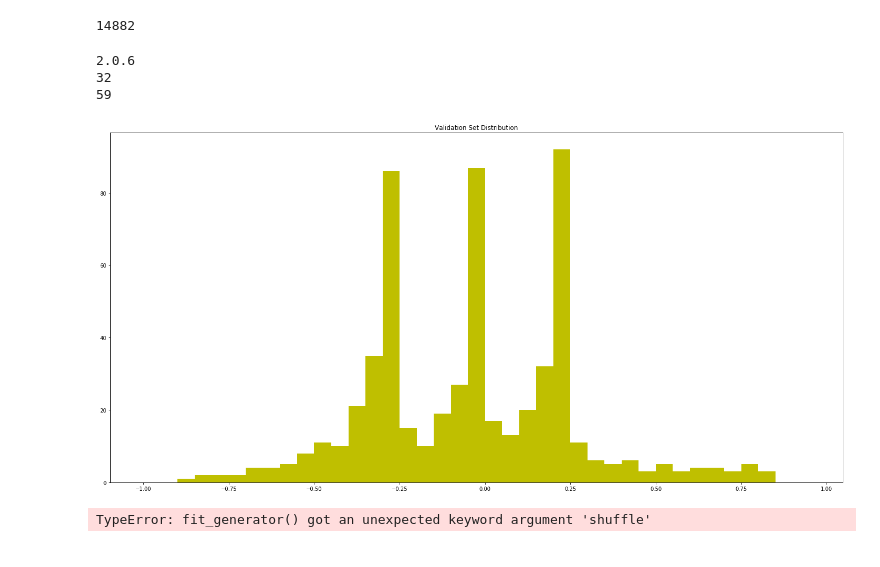
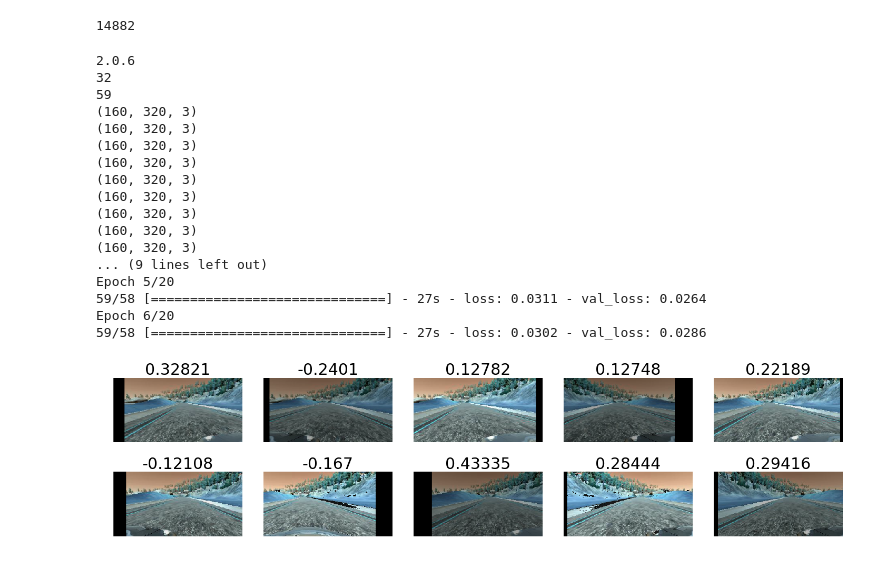
Before and after one commit to AbdulTheProgrammer/CarND-Behavioral-Cloning-P3, a Jupyter notebook: Behavioural Cloning Network.ipynb, the cells around one changed output. Cells and saved outputs as stored; diff of their text form; code cells hidden in the pictures.

Commit message:
added image preview functions

```diff
--- a/Behavioural Cloning Network.ipynb
+++ b/Behavioural Cloning Network.ipynb
@@ -190,6 +213,7 @@ def resize_normalize(image):
     # resize to width 200 and high 66 liek recommended
     # in the nvidia paper for the used CNN
     # image = cv2.resize(image, (66, 200)) #first try
+    image = ktf.image.crop_to_bounding_box(image, 60, 0, 80, 320)
     resized = ktf.image.resize_images(image, (66, 200))
     #normalize 0-1
     resized = resized/255.0 - 0.5
@@ -233,36 +257,49 @@ model.add(Dense(10, kernel_initializer='he_normal', bias_initializer='zeros'))
 model.add(Dropout(0.2))
 model.add(Dense(1, kernel_initializer='he_normal', bias_initializer='zeros'))
 
-model.compile(loss='mse', optimizer='adam',  metrics=['accuracy'])
+model.compile(loss='mse', optimizer='adam')
 print()
 # %%
 import keras
 from keras.callbacks import EarlyStopping
 import math
 print(keras.__version__)
 batch_size = 256
 
 #model.fit(X_val, y_val, validation_split=0.2, shuffle=True, nb_epoch=7)
 #model.fit(X_data, y_data, batch_size=256, shuffle=True, epochs=25, validation_data=(X_val, y_val))
 # compile and train the model using the generator function
 print(math.ceil(len(validation_samples)/batch_size))
 print(math.ceil(len(train_samples)/batch_size))
 train_generator = TrainingSequence(train_samples,None, ['train_data', 'train_data1', 'train_data2'], batch_size=batch_size)
-validation_generator = TrainingSequence(validation_samples,None, ['udacity_data'], batch_size=batch_size)
-make_histogram(train_generator)
-
+validation_generator = ValidationSequence(validation_samples,None, ['udacity_data'], batch_size=batch_size)
+#make_histogram(train_generator)
+display_images(train_generator, 10)
 earlyStopping=keras.callbacks.EarlyStopping(monitor='val_loss', patience=3, verbose=0, mode='auto')
 #make_histogram(validation_generator)
 history_object = model.fit_generator(train_generator, validation_data=validation_generator, validation_steps=len(validation_samples)/batch_size , epochs=20, steps_per_epoch=len(train_samples)/batch_size, workers=4, use_multiprocessing=True, max_queue_size=2 , callbacks=[earlyStopping])
 model.save('model.h5')
 
 #./udacity_data/IMG/center_2016_12_01_13_30_48_287.jpg
 # %% [output]
 2.0.6
 32
 59
+(160, 320, 3)
+(160, 320, 3)
+(160, 320, 3)
+(160, 320, 3)
+(160, 320, 3)
+(160, 320, 3)
+(160, 320, 3)
+(160, 320, 3)
+(160, 320, 3)
+... (9 lines left out)
+Epoch 5/20
+59/58 [==============================] - 27s - loss: 0.0311 - val_loss: 0.0264
+Epoch 6/20
+59/58 [==============================] - 27s - loss: 0.0302 - val_loss: 0.0286
-[figure, old version]
+[figure, new version]
-TypeError: fit_generator() got an unexpected keyword argument 'shuffle'
 # %%
 from keras.models import Model
 
```
Also changed, not shown: parts of 2 cells of this notebook.
